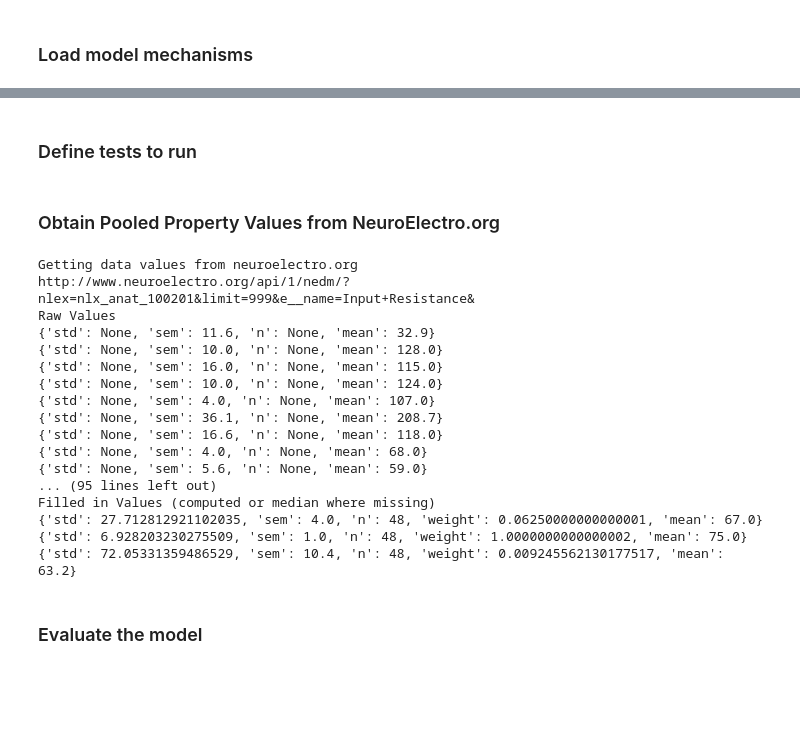
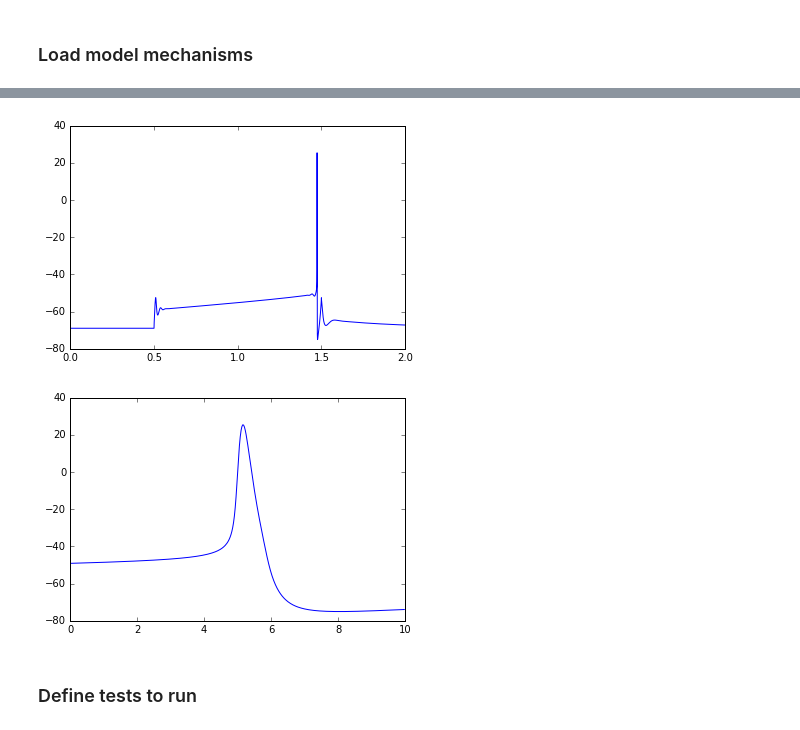
Before and after one commit to JustasB/MitralSuite, a Jupyter notebook: LiCleland2013.ipynb, the cells around one changed output, grey strips where cells are left out. Drawn from its saved outputs; the diff is of its cells as text; code cells hidden in the pictures; blank space fills up the shorter version.

```diff
--- a/LiCleland2013.ipynb
+++ b/LiCleland2013.ipynb
@@ -49,0 +38,5 @@ g.plot(mod1.get_membrane_potential())
+# %%
+helpers.IClampWidget(mod1)
+# %% [output]
+[figure, added]
+[figure, added]
@@ -71,41 +52,0 @@ tests = []
-# %% [markdown]
-### Obtain Pooled Property Values from NeuroElectro.org
-# %%
-# Fetch NeuroElectro property values for each test
-for t in xrange(len(testTypes)):
-    testType = testTypes[t][0]
-    params = testTypes[t][1]
-
-    # Get the observations: property means and stds
-    obs = testType.neuroelectro_pooled_observation(neuron, quiet=False)
-
-    # Create a test instance using the observations
-    test = testType(obs)
-
-    if(params is not None):
-        test.params = params
-
-    tests.append(test)
-
-# Create a test suite
-suite = sciunit.TestSuite("O'Connor 2012 Tests", tests)
-# %% [output]
-Getting data values from neuroelectro.org
-http://www.neuroelectro.org/api/1/nedm/?nlex=nlx_anat_100201&limit=999&e__name=Input+Resistance&
-Raw Values
-{'std': None, 'sem': 11.6, 'n': None, 'mean': 32.9}
-{'std': None, 'sem': 10.0, 'n': None, 'mean': 128.0}
-{'std': None, 'sem': 16.0, 'n': None, 'mean': 115.0}
-{'std': None, 'sem': 10.0, 'n': None, 'mean': 124.0}
-{'std': None, 'sem': 4.0, 'n': None, 'mean': 107.0}
-{'std': None, 'sem': 36.1, 'n': None, 'mean': 208.7}
-{'std': None, 'sem': 16.6, 'n': None, 'mean': 118.0}
-{'std': None, 'sem': 4.0, 'n': None, 'mean': 68.0}
-{'std': None, 'sem': 5.6, 'n': None, 'mean': 59.0}
-... (95 lines left out)
-Filled in Values (computed or median where missing)
-{'std': 27.712812921102035, 'sem': 4.0, 'n': 48, 'weight': 0.06250000000000001, 'mean': 67.0}
-{'std': 6.928203230275509, 'sem': 1.0, 'n': 48, 'weight': 1.0000000000000002, 'mean': 75.0}
-{'std': 72.05331359486529, 'sem': 10.4, 'n': 48, 'weight': 0.009245562130177517, 'mean': 63.2}
-# %% [markdown]
-### Evaluate the model
```
Also changed, not shown: parts of 18 cells of this notebook, 14 other files.
